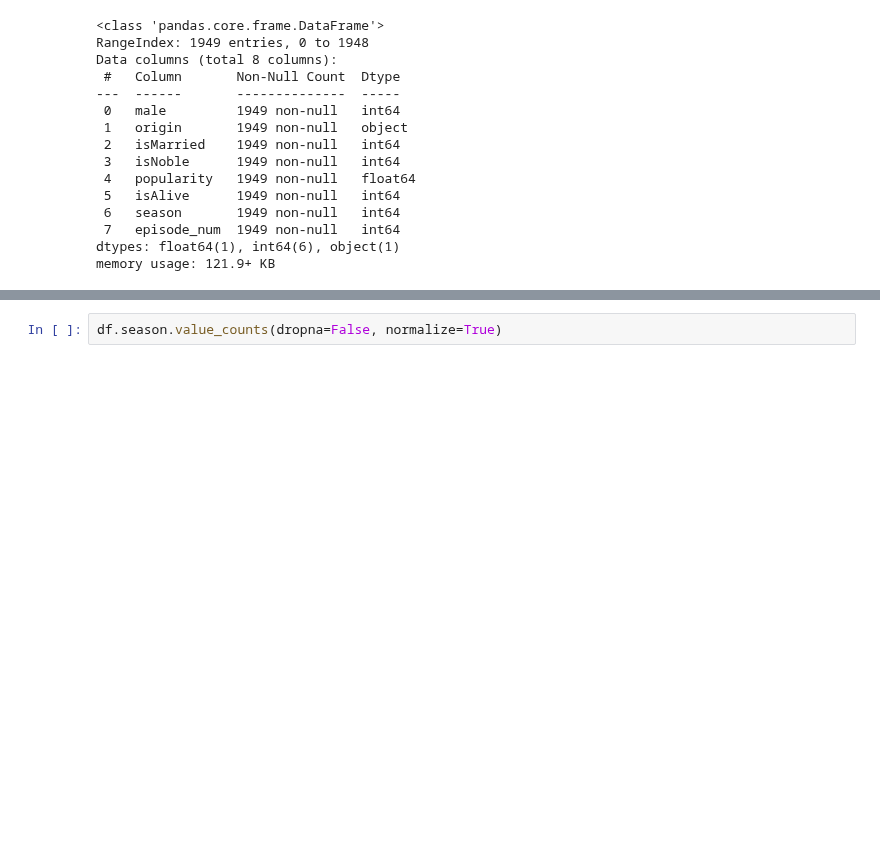
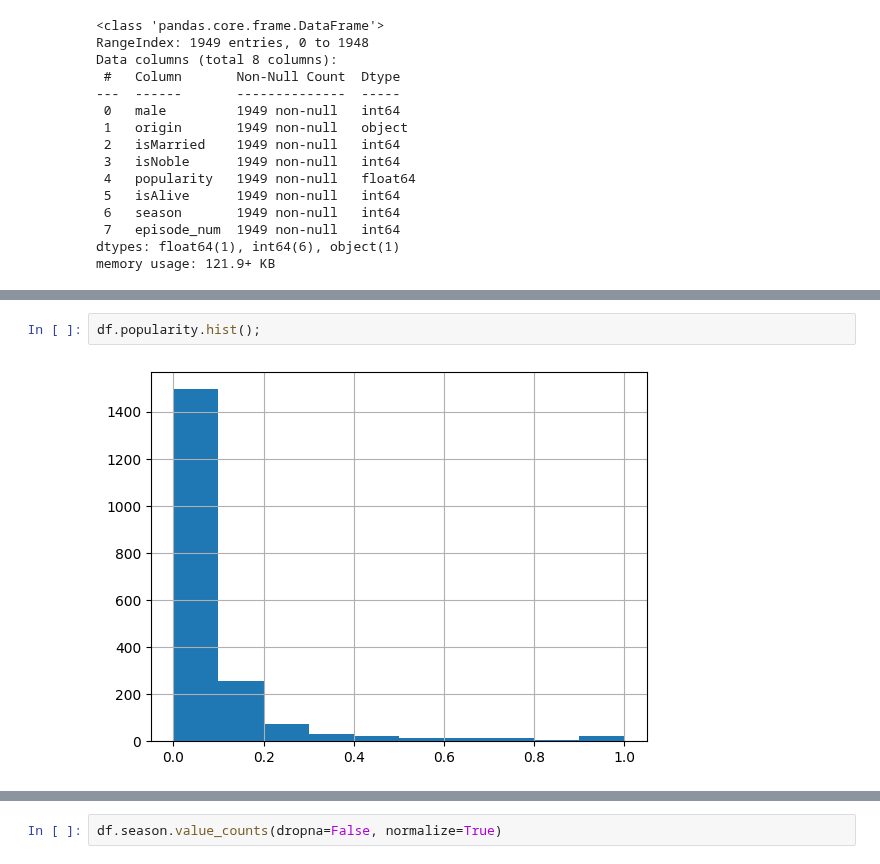
Before and after one commit to franziskasteger/game-of-thrones-survival, a Jupyter notebook: notebooks/clustering_kmeans_carmen.ipynb, the cells around one changed output, grey strips where cells are left out. Saved outputs shown, nothing was run; the diff lists cells and outputs as text; blank space fills up the shorter version.

```diff
--- a/notebooks/clustering_kmeans_carmen.ipynb
+++ b/notebooks/clustering_kmeans_carmen.ipynb
@@ -65,0 +87,4 @@ memory usage: 121.9+ KB
+# %%
+df.popularity.hist();
+# %% [output]
+[figure, added]
```
Also changed, not shown: parts of 41 cells of this notebook.
